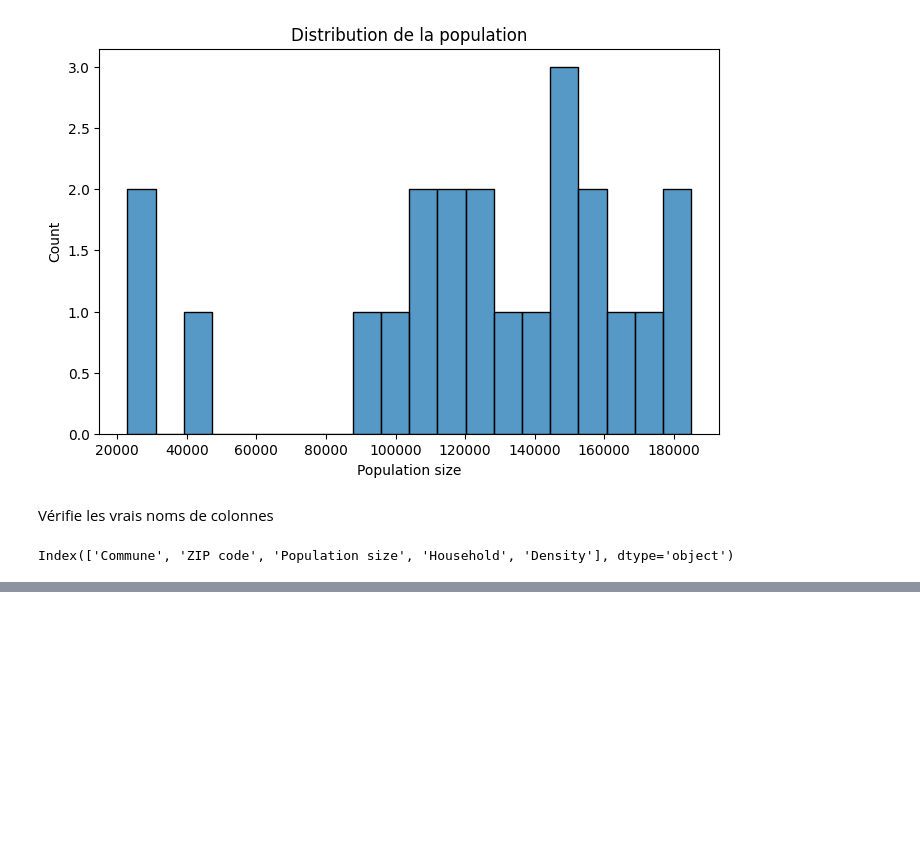
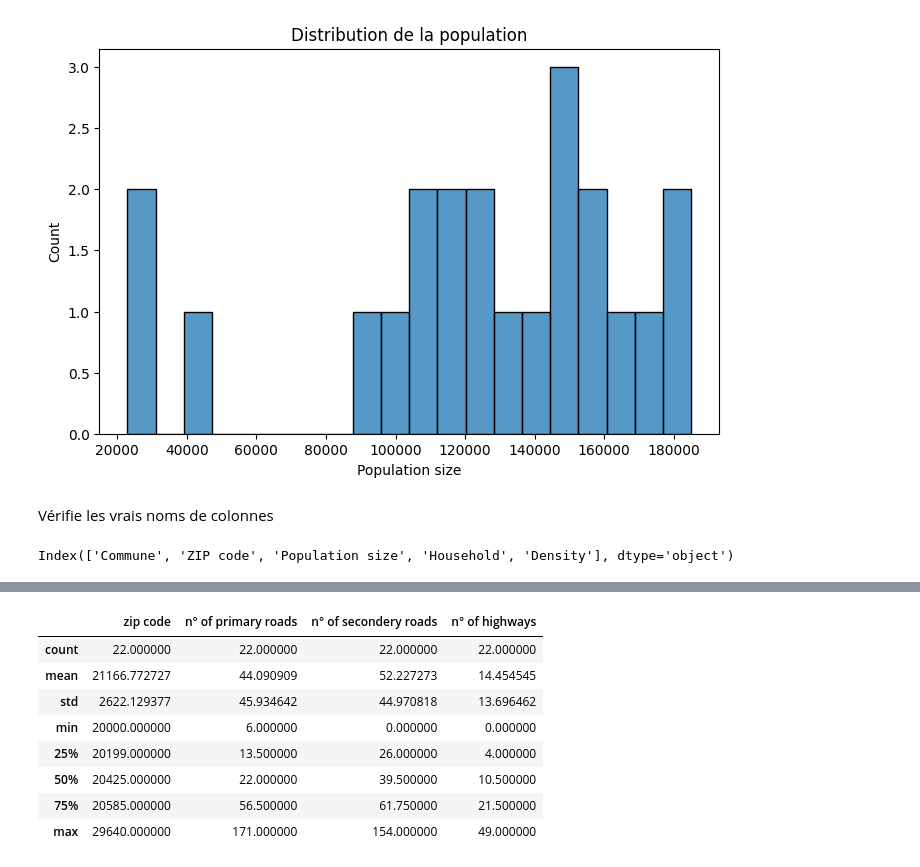
Before and after one commit to OTHMANEAY/file_rouge, a Jupyter notebook: notebooks/01_EDA.ipynb, the cells around one changed output, grey strips where cells are left out. Cells and saved outputs as stored; diff of their text form; code cells hidden in the pictures; blank space fills up the shorter version.

```diff
--- a/notebooks/01_EDA.ipynb
+++ b/notebooks/01_EDA.ipynb
@@ -87,0 +149,12 @@ Index(['Commune', 'ZIP code', 'Population size', 'Household', 'Density'], dtype=
+# %%
+df_roads.describe()
+# %% [output]
+|  | zip code | n° of primary roads | n° of secondery roads | n° of highways |
+| count | 22.000000 | 22.000000 | 22.000000 | 22.000000 |
+| mean | 21166.772727 | 44.090909 | 52.227273 | 14.454545 |
+| std | 2622.129377 | 45.934642 | 44.970818 | 13.696462 |
+| min | 20000.000000 | 6.000000 | 0.000000 | 0.000000 |
+| 25% | 20199.000000 | 13.500000 | 26.000000 | 4.000000 |
+| 50% | 20425.000000 | 22.000000 | 39.500000 | 10.500000 |
+| 75% | 20585.000000 | 56.500000 | 61.750000 | 21.500000 |
+| max | 29640.000000 | 171.000000 | 154.000000 | 49.000000 |
```
Also changed, not shown: parts of 13 cells of this notebook, 1 other file.
